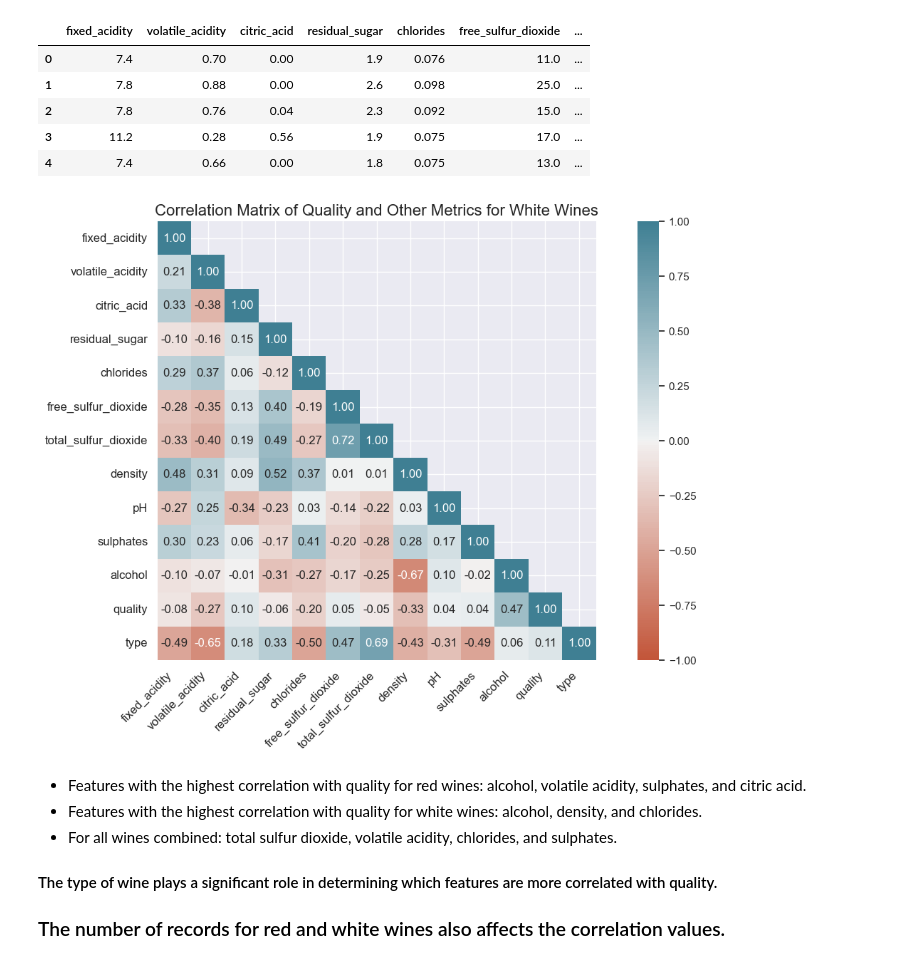
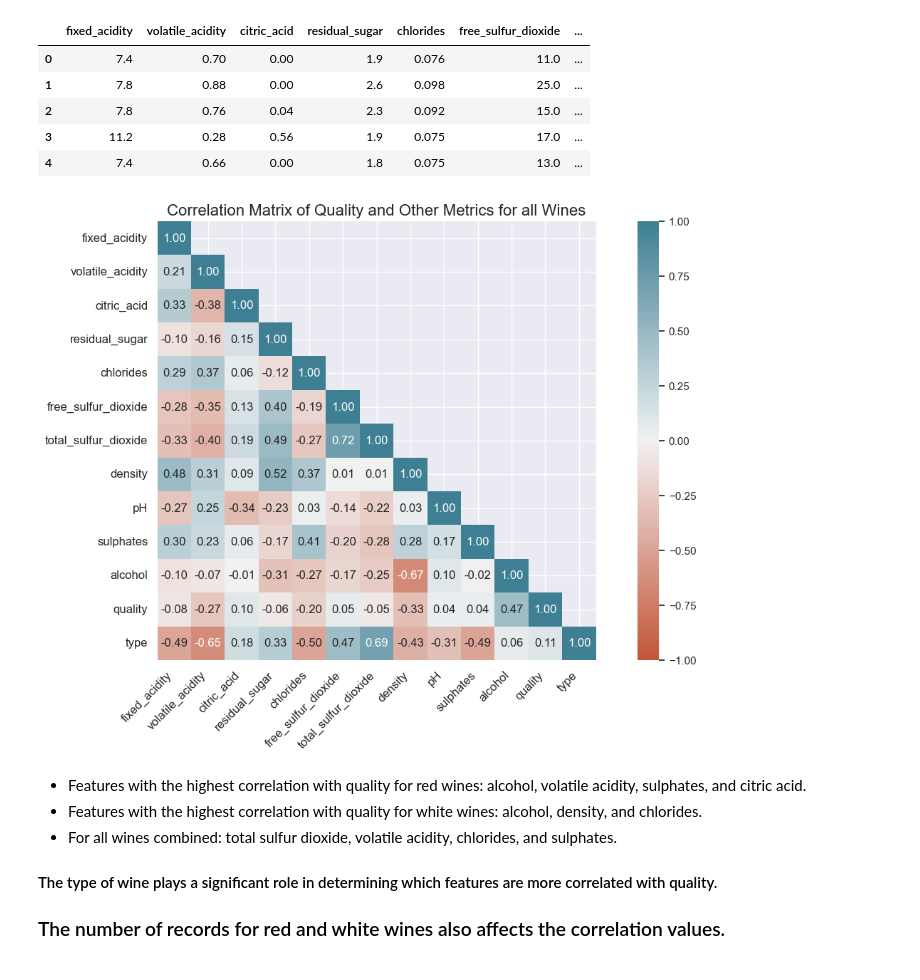
Before and after one commit to airsahin/Wine-Quality, a Jupyter notebook: WineQuality.ipynb, the cells around one changed output. Saved outputs shown, nothing was run; the diff lists cells and outputs as text; code cells hidden in the pictures.

```diff
--- a/WineQuality.ipynb
+++ b/WineQuality.ipynb
@@ -587,31 +587,31 @@ df_wines.head()
 | 3 | 11.2 | 0.28 | 0.56 | 1.9 | 0.075 | 17.0 | ... |
 | 4 | 7.4 | 0.66 | 0.00 | 1.8 | 0.075 | 13.0 | ... |
 # %%
-# create a heatmap to check relation between quality and all other metrics for white wines
+# create a heatmap to check relation between quality and all other metrics for all wines
 
 # Compute the correlation matrix
 
 corr = df_wines.corr(numeric_only=True)
 
 # Create a mask for the upper triangle
 
 mask = np.triu(np.ones_like(corr, dtype=bool), k=1)
 
 # Set the figure size and plot the heatmap with the mask
 
 sns.set_theme(rc={'figure.figsize': (15, 8)})
 ax = sns.heatmap(corr, mask=mask, annot=True, vmin=-1, vmax=1, fmt=".2f", cmap=sns.diverging_palette(20, 220, n=200), square=True)
 
 # Customize the tick labels and title
 
 ax.set_xticklabels(ax.get_xticklabels(), rotation=45, horizontalalignment='right')
-plt.title('Correlation Matrix of Quality and Other Metrics for White Wines', fontsize=16)
+plt.title('Correlation Matrix of Quality and Other Metrics for all Wines', fontsize=16)
 plt.xticks(fontsize=12)
 plt.yticks(fontsize=12)
 
 plt.show()
 # %% [output]
-[figure, old version]
+[figure, new version]
 # %% [markdown]
 * Features with the highest correlation with quality for red wines: alcohol, volatile acidity, sulphates, and citric acid.
 * Features with the highest correlation with quality for white wines: alcohol, density, and chlorides.
```
Also changed, not shown: parts of 11 cells of this notebook, 3 other files.
